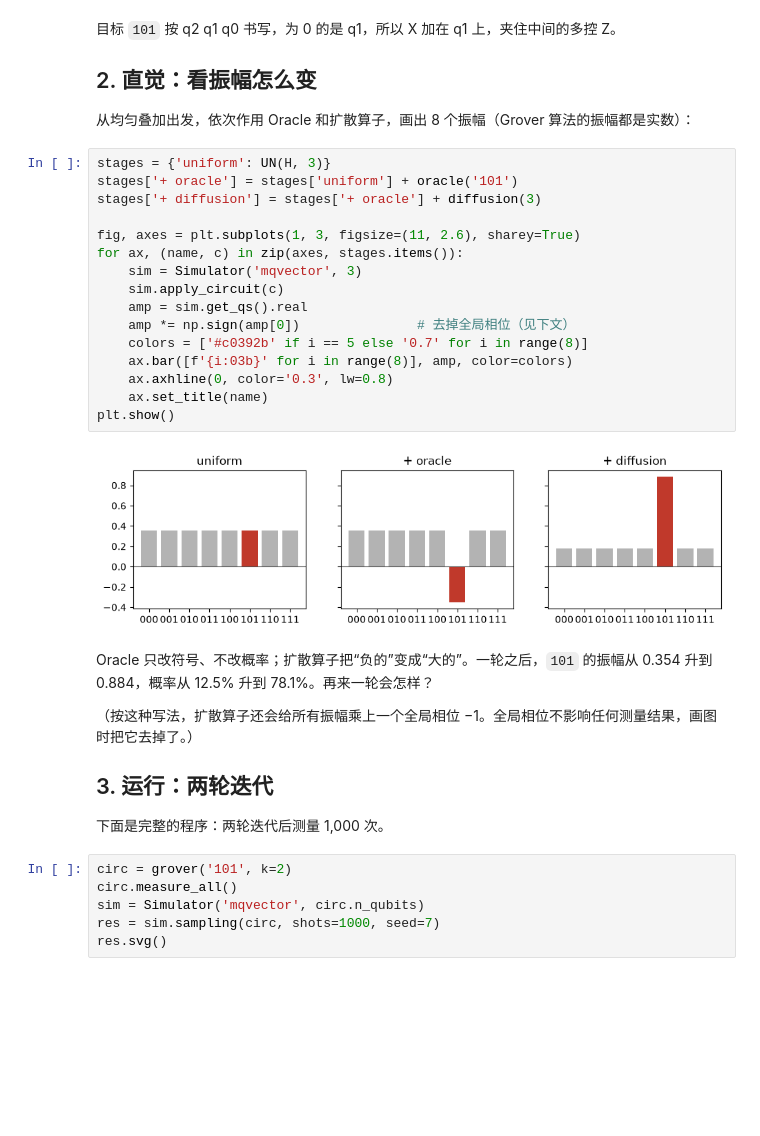
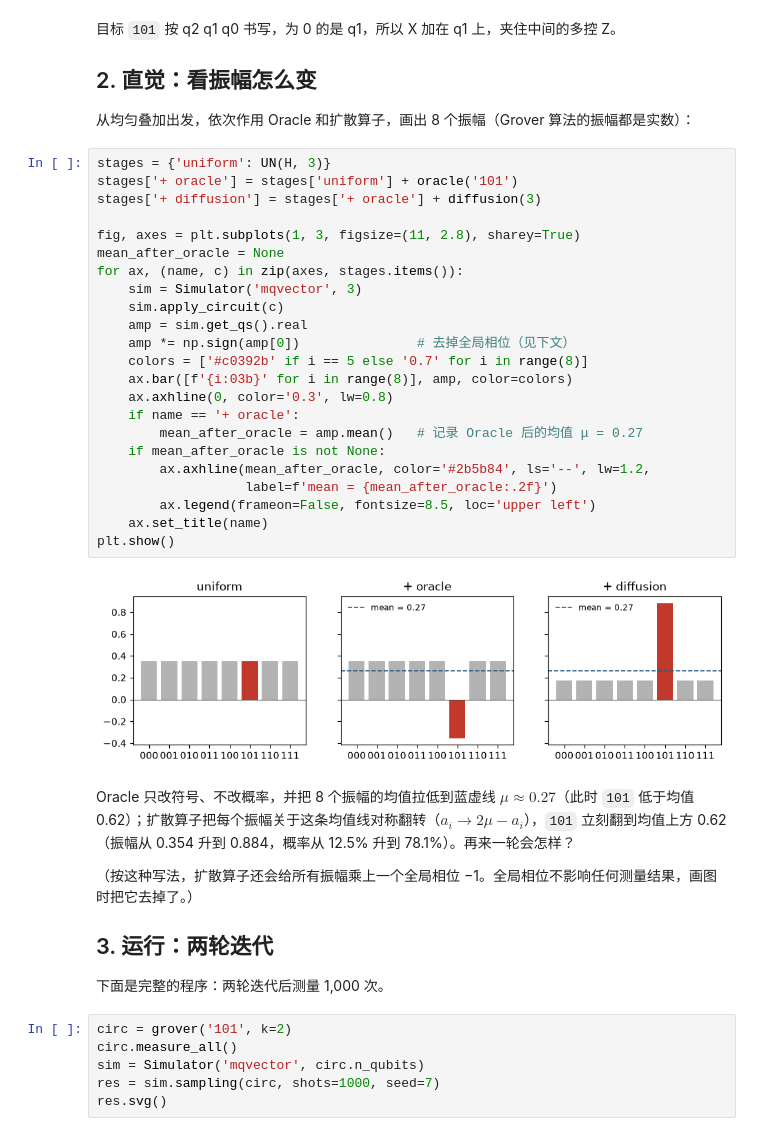
Before and after one commit to MindQuantum-HiQ/mq-env, a Jupyter notebook: solutions/02.Grover搜索.ipynb, the cells around one changed output. Saved outputs shown, nothing was run; the diff lists cells and outputs as text; blank space fills up the shorter version.

```diff
--- a/solutions/02.Grover搜索.ipynb
+++ b/solutions/02.Grover搜索.ipynb
@@ -54,23 +54,30 @@ oracle('101').svg()
 # %%
 stages = {'uniform': UN(H, 3)}
 stages['+ oracle'] = stages['uniform'] + oracle('101')
 stages['+ diffusion'] = stages['+ oracle'] + diffusion(3)
 
-fig, axes = plt.subplots(1, 3, figsize=(11, 2.6), sharey=True)
+fig, axes = plt.subplots(1, 3, figsize=(11, 2.8), sharey=True)
+mean_after_oracle = None
 for ax, (name, c) in zip(axes, stages.items()):
     sim = Simulator('mqvector', 3)
     sim.apply_circuit(c)
     amp = sim.get_qs().real
     amp *= np.sign(amp[0])               # 去掉全局相位（见下文）
     colors = ['#c0392b' if i == 5 else '0.7' for i in range(8)]
     ax.bar([f'{i:03b}' for i in range(8)], amp, color=colors)
     ax.axhline(0, color='0.3', lw=0.8)
+    if name == '+ oracle':
+        mean_after_oracle = amp.mean()   # 记录 Oracle 后的均值 μ = 0.27
+    if mean_after_oracle is not None:
+        ax.axhline(mean_after_oracle, color='#2b5b84', ls='--', lw=1.2,
+                   label=f'mean = {mean_after_oracle:.2f}')
+        ax.legend(frameon=False, fontsize=8.5, loc='upper left')
     ax.set_title(name)
 plt.show()
 # %% [output]
-[figure, old version]
+[figure, new version]
 # %% [markdown]
-Oracle 只改符号、不改概率；扩散算子把“负的”变成“大的”。一轮之后，`101` 的振幅从 0.354 升到 0.884，概率从 12.5% 升到 78.1%。再来一轮会怎样？
+Oracle 只改符号、不改概率，并把 8 个振幅的均值拉低到蓝虚线 $\mu \approx 0.27$（此时 `101` 低于均值 0.62）；扩散算子把每个振幅关于这条均值线对称翻转（$a_i \to 2\mu - a_i$），`101` 立刻翻到均值上方 0.62（振幅从 0.354 升到 0.884，概率从 12.5% 升到 78.1%）。再来一轮会怎样？
 
 （按这种写法，扩散算子还会给所有振幅乘上一个全局相位 −1。全局相位不影响任何测量结果，画图时把它去掉了。）
 
```
Also changed, not shown: parts of 1 cell of this notebook, 7 other files.
